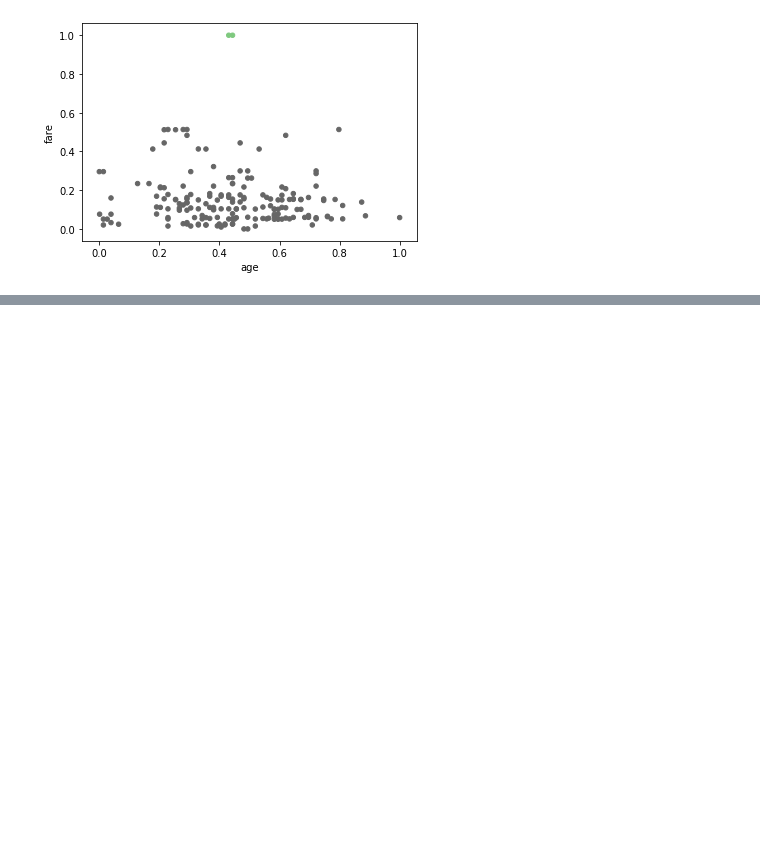
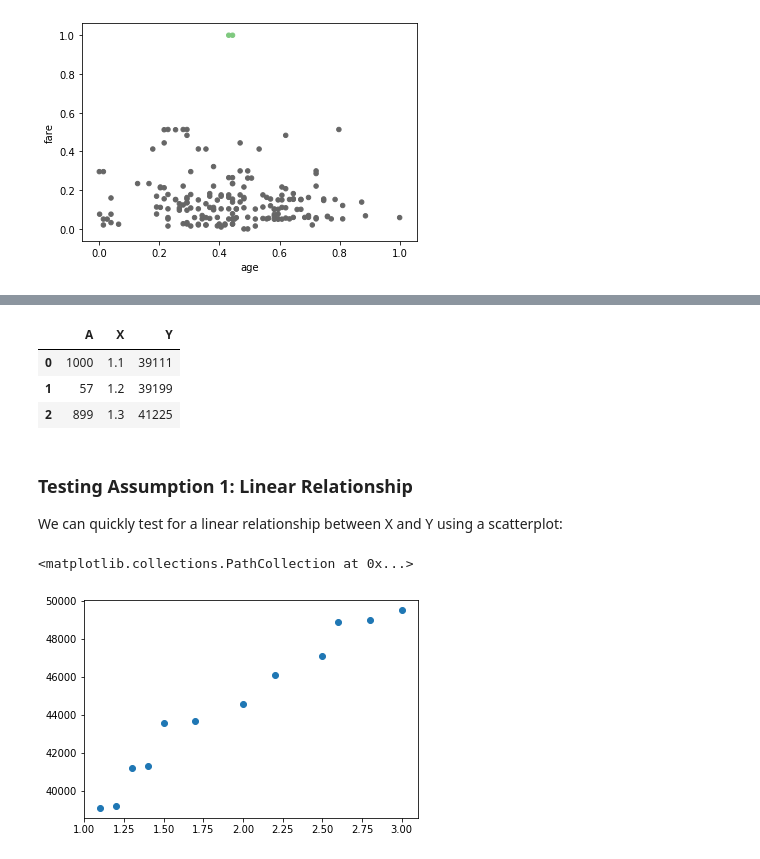
Before and after one commit to davideliason/DM4BA_Personal_Practice, a Jupyter notebook: Pandas_DataAnalysis.ipynb, the cells around one changed output, grey strips where cells are left out. Drawn from its saved outputs; the diff is of its cells as text; code cells hidden in the pictures; blank space fills up the shorter version.

```diff
--- a/Pandas_DataAnalysis.ipynb
+++ b/Pandas_DataAnalysis.ipynb
@@ -2149,0 +2159,30 @@ Let's have a look at the simplest case of a regression model for a straight line
+# %%
+
+import pandas as pd
+import numpy as np
+import matplotlib.pyplot as plt
+from numpy import random
+
+A = [1000, 57, 899, 22, 42, 55, 80, 46112, 3, 222, 563, 7]
+X = [1.1, 1.2, 1.3, 1.4, 1.5, 1.7, 2.0, 2.2, 2.5, 2.6, 2.8, 3.0]
+Y = [39111, 39199, 41225, 41300, 43556, 43677, 44557, 46112, 47118, 48888, 48999, 49500]
+
+df = pd.DataFrame(zip(A, X, Y), columns=["A", "X", "Y"])
+# %%
+df.head(3)
+# %% [output]
+|  | A | X | Y |
+| 0 | 1000 | 1.1 | 39111 |
+| 1 | 57 | 1.2 | 39199 |
+| 2 | 899 | 1.3 | 41225 |
+# %% [markdown]
+### Testing Assumption 1: Linear Relationship
+
+We can quickly test for a linear relationship between X and Y using a scatterplot:
+# %%
+%matplotlib inline
+
+plt.scatter(df.X, df.Y)
+# %% [output]
+<matplotlib.collections.PathCollection at 0x...>
+[figure, added]
```
Also changed, not shown: parts of 7 cells of this notebook.
